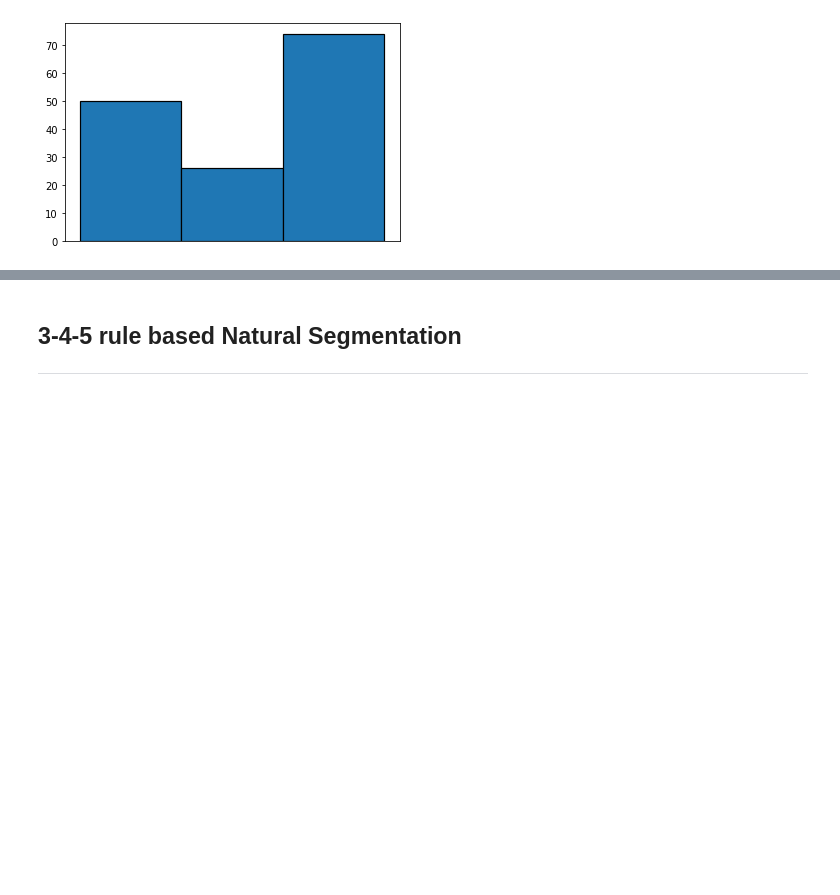
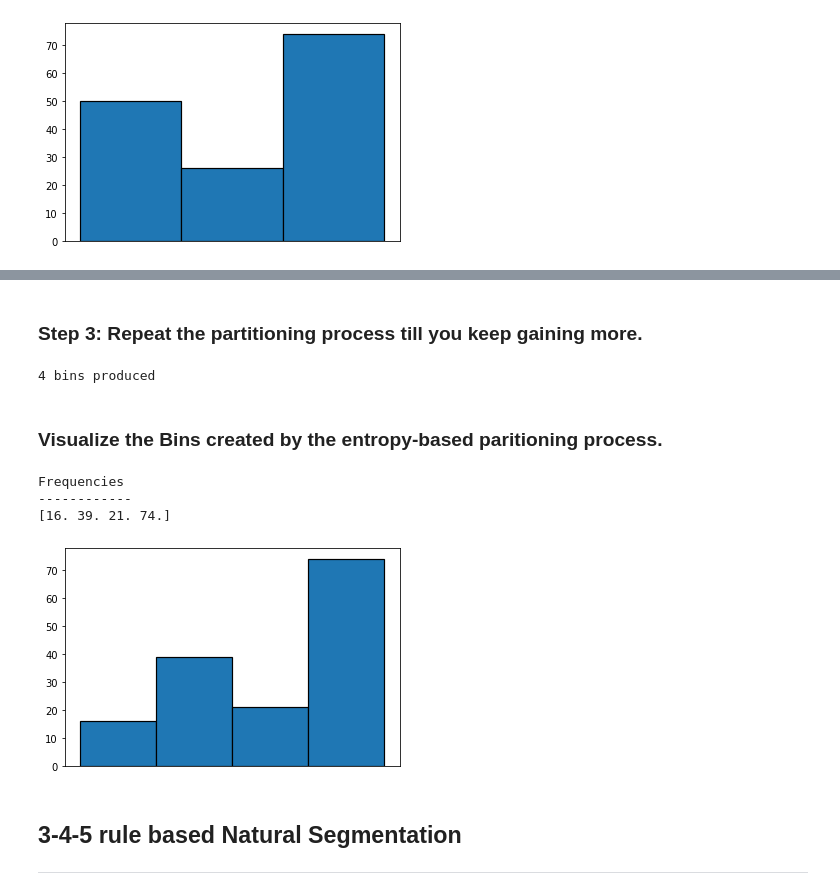
Before and after one commit to iamshnoo/6th_sem, a Jupyter notebook: DataMining/Assignment_2/Discretisation.ipynb, the cells around one changed output, grey strips where cells are left out. Drawn from its saved outputs; the diff is of its cells as text; code cells hidden in the pictures; blank space fills up the shorter version.

```diff
--- a/DataMining/Assignment_2/Discretisation.ipynb
+++ b/DataMining/Assignment_2/Discretisation.ipynb
@@ -433,0 +378,13 @@ Iris.pair_plot_pred(model, clusters)
+# %%
+def preprocess():
+    dataset = np.genfromtxt("iris.csv", delimiter=",")
+    data = dataset[1:, [0, 4]]
+    for i in range(50):
+        data[i, 1] = 0
+    for i in range(50, 100):
+        data[i, 1] = 1
+    for i in range(100, 150):
+        data[i, 1] = 2
+
+    data = data[data[:,0].argsort()]
+    return data
@@ -522,3 +420,61 @@ for bin in bins:
+# %% [markdown]
+### Step 3: Repeat the partitioning process till you keep gaining more.
+# %%
+def binData(bins):
+    entropy = 0
+    info = 0
+    maxGain = 0
+    newBins = []
+    for bin in bins:
+        E = getEntropy(bin)
+        Gain, Info, T = getSplit(bin, E)
+        split = np.split(bin, [T])
+        newBins.append(split[0])
+        newBins.append(split[1])
+        maxGain = max(maxGain, Gain)
+    newBins = np.asarray(newBins)
+    if(maxGain < threshold):
+        return newBins
+    return binData(newBins)
+
+threshold = 0.5
+data = preprocess()
+bins = np.asarray([data])
+bins = binData(bins)
+print(str(len(bins)) + " bins produced")
+# %% [output]
+4 bins produced
+# %% [markdown]
+### Visualize the Bins created by the entropy-based paritioning process.
+# %%
+counts = []
+for i in range(4):
+    for j in range(len(bins[i])):
+        if i==0:
+            counts.append(0)
+        elif i==1:
+            counts.append(1)
+        elif i==2:
+            counts.append(2)
+        else:
+            counts.append(3)
+
+ranges = [0,1,2,3,4]
+frequencies,bins, _ = plt.hist(counts, ranges, edgecolor='black', linewidth=1.2)
+plt.tick_params(
+    axis='x',          # changes apply to the x-axis
+    which='both',      # both major and minor ticks are affected
+    bottom=False,      # ticks along the bottom edge are off
+    top=False,         # ticks along the top edge are off
+    labelbottom=False) # labels along the bottom edge are off
+print("Frequencies ")
+print("------------")
+print(frequencies)
+# %% [output]
+Frequencies
+------------
+[16. 39. 21. 74.]
+[figure, added]
 # %% [markdown]
 ## 3-4-5 rule based Natural Segmentation
 ---
```
Also changed, not shown: parts of 10 cells of this notebook.
